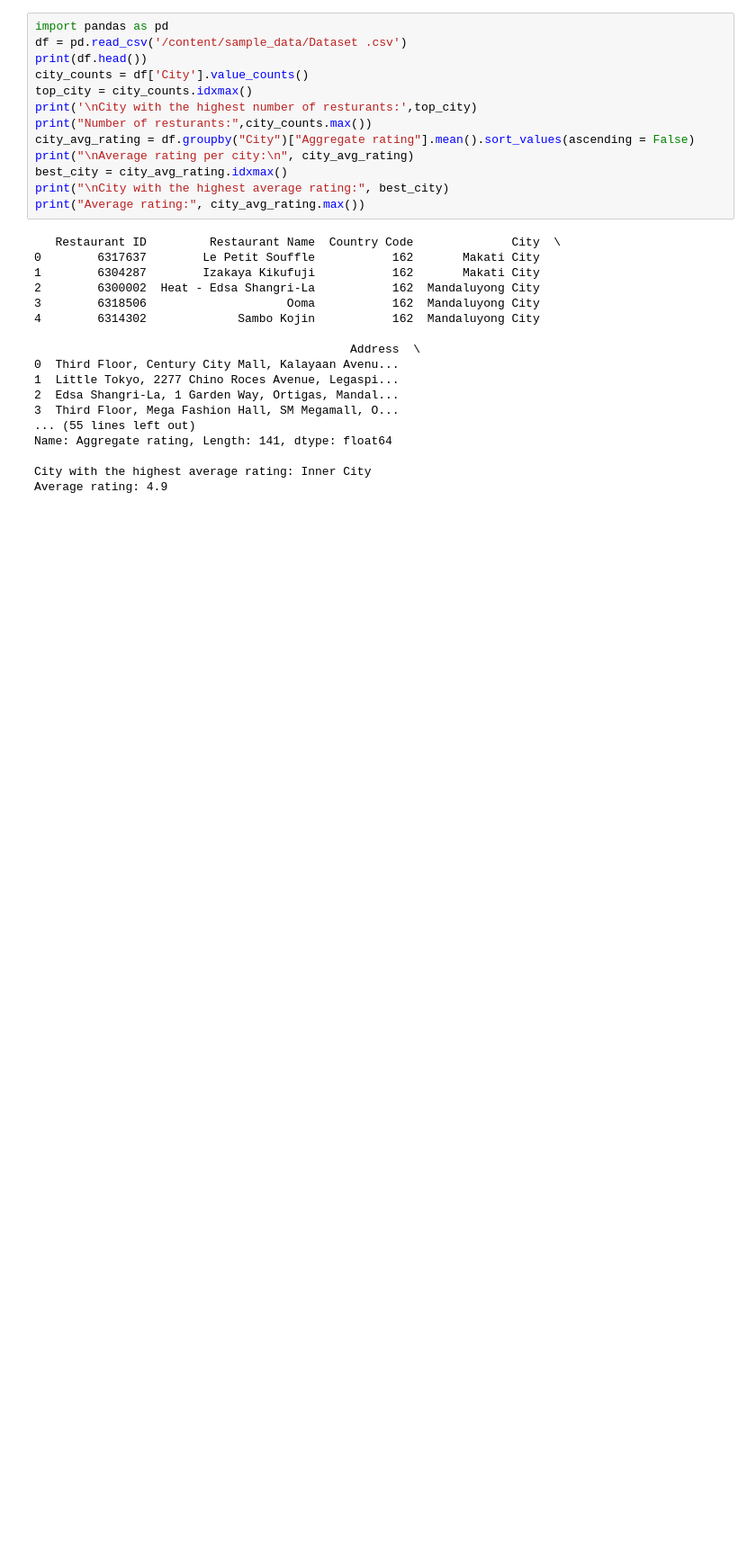
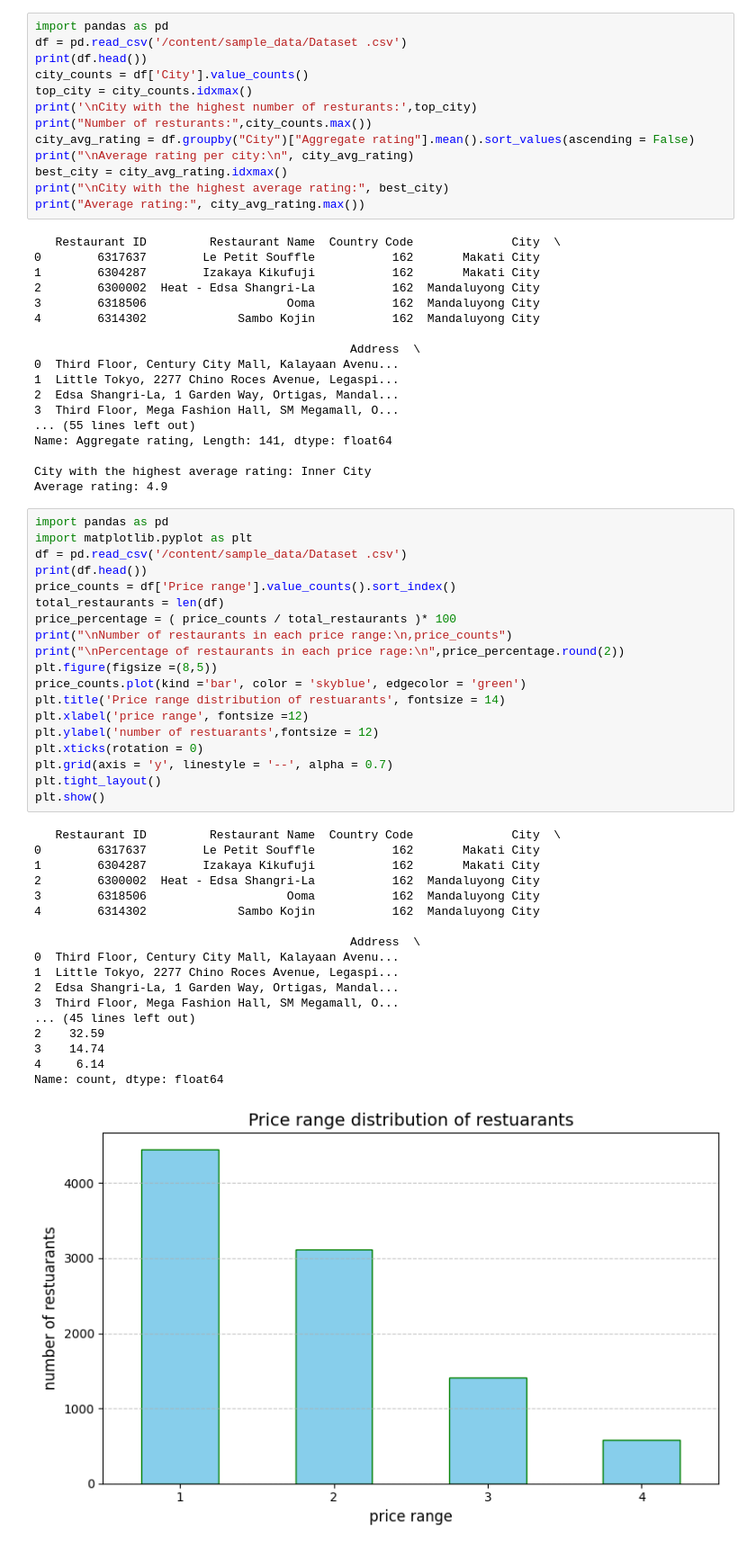
Before and after one commit to Ancymegona/Data-analysis-using-python, a Jupyter notebook: chapter_appendix-tools-for-deep-learning/jupyter.ipynb, the cells around one changed output. Shown at 90% size. Drawn from its saved outputs; the diff is of its cells as text; blank space fills up the shorter version.

```diff
--- a/chapter_appendix-tools-for-deep-learning/jupyter.ipynb
+++ b/chapter_appendix-tools-for-deep-learning/jupyter.ipynb
@@ -62,3 +62,41 @@ Name: Aggregate rating, Length: 141, dtype: float64
 
 City with the highest average rating: Inner City
 Average rating: 4.9
+# %%
+import pandas as pd
+import matplotlib.pyplot as plt
+df = pd.read_csv('/content/sample_data/Dataset .csv')
+print(df.head())
+price_counts = df['Price range'].value_counts().sort_index()
+total_restaurants = len(df)
+price_percentage = ( price_counts / total_restaurants )* 100
+print("\nNumber of restaurants in each price range:\n,price_counts")
+print("\nPercentage of restaurants in each price rage:\n",price_percentage.round(2))
+plt.figure(figsize =(8,5))
+price_counts.plot(kind ='bar', color = 'skyblue', edgecolor = 'green')
+plt.title('Price range distribution of restuarants', fontsize = 14)
+plt.xlabel('price range', fontsize =12)
+plt.ylabel('number of restuarants',fontsize = 12)
+plt.xticks(rotation = 0)
+plt.grid(axis = 'y', linestyle = '--', alpha = 0.7)
+plt.tight_layout()
+plt.show()
+# %% [output]
+   Restaurant ID         Restaurant Name  Country Code              City  \
+0        6317637        Le Petit Souffle           162       Makati City
+1        6304287        Izakaya Kikufuji           162       Makati City
+2        6300002  Heat - Edsa Shangri-La           162  Mandaluyong City
+3        6318506                    Ooma           162  Mandaluyong City
+4        6314302             Sambo Kojin           162  Mandaluyong City
+
+                                             Address  \
+0  Third Floor, Century City Mall, Kalayaan Avenu...
+1  Little Tokyo, 2277 Chino Roces Avenue, Legaspi...
+2  Edsa Shangri-La, 1 Garden Way, Ortigas, Mandal...
+3  Third Floor, Mega Fashion Hall, SM Megamall, O...
+... (45 lines left out)
+2    32.59
+3    14.74
+4     6.14
+Name: count, dtype: float64
+[figure, added]
```
Also changed, not shown: parts of 1 cell of this notebook.
